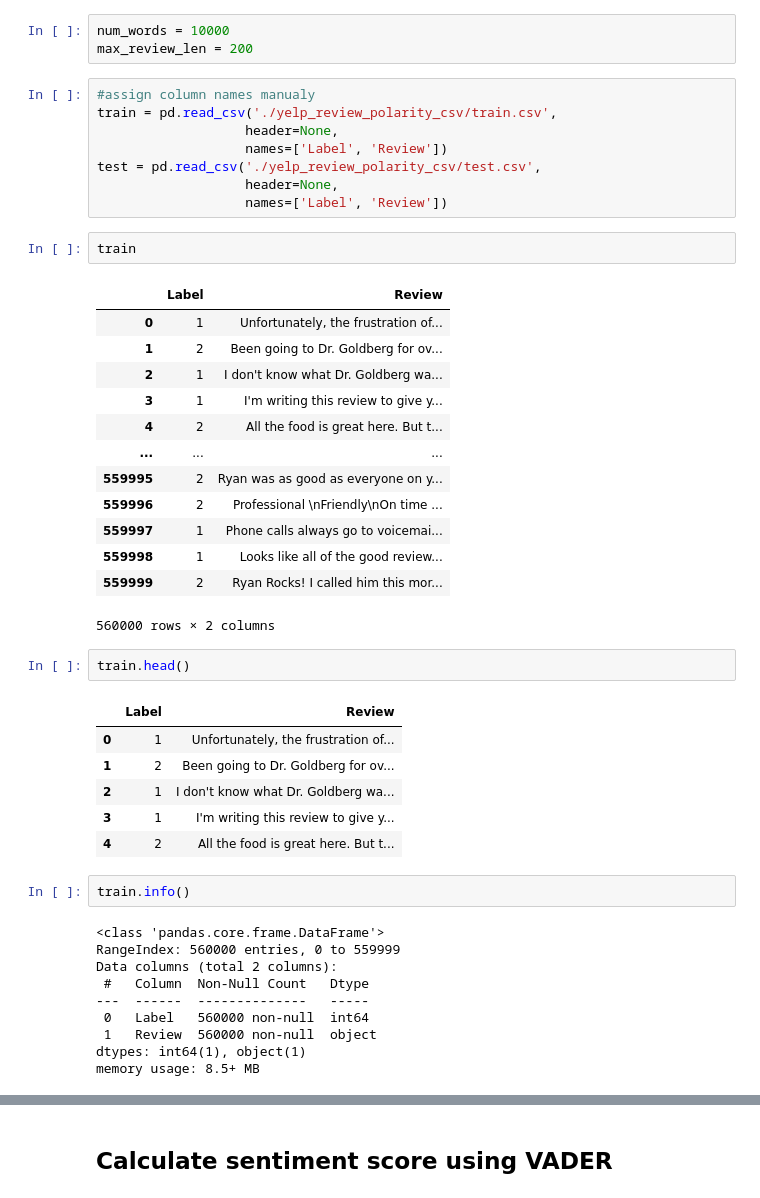
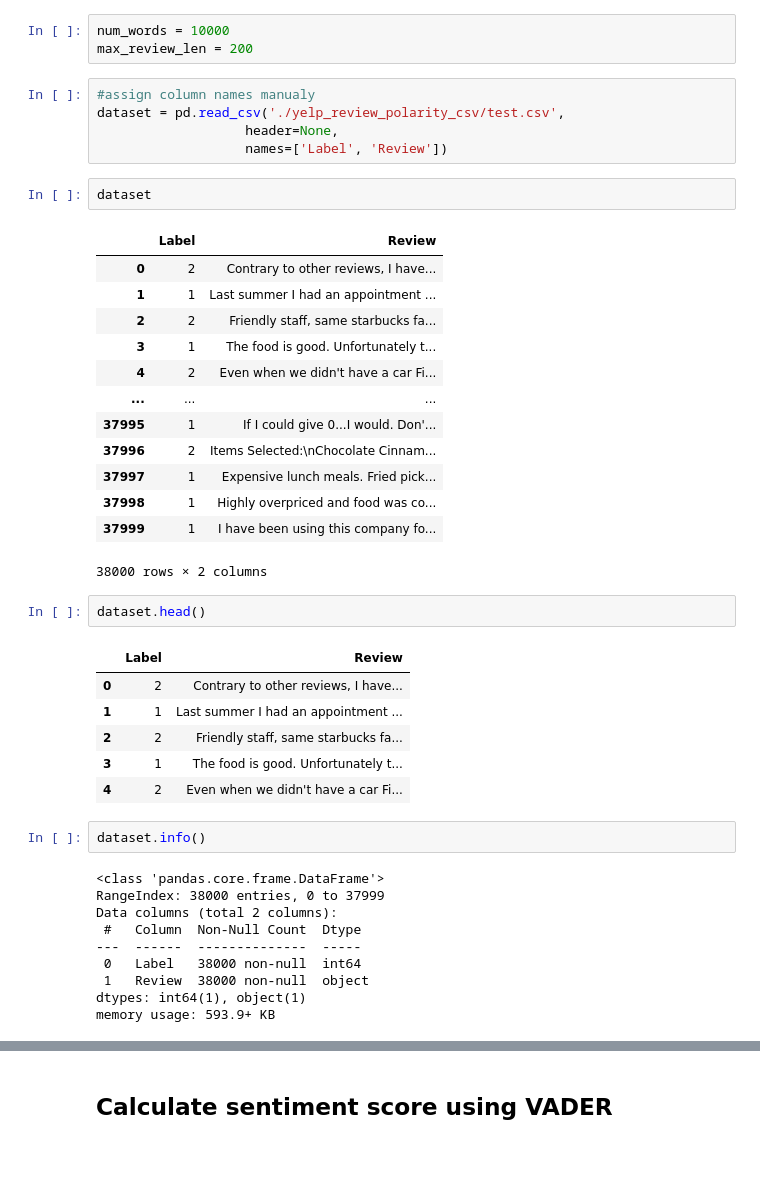
Before and after one commit to RajshreeVats/TTL-project, a Jupyter notebook: sa_model.ipynb, the cells around one changed output, grey strips where cells are left out. Drawn from its saved outputs; the diff is of its cells as text; blank space fills up the shorter version.

```diff
--- a/sa_model.ipynb
+++ b/sa_model.ipynb
@@ -59,47 +59,44 @@ num_words = 10000
 max_review_len = 200
 # %%
 #assign column names manualy
-train = pd.read_csv('./yelp_review_polarity_csv/train.csv',
+dataset = pd.read_csv('./yelp_review_polarity_csv/test.csv',
                    header=None,
                    names=['Label', 'Review'])
-test = pd.read_csv('./yelp_review_polarity_csv/test.csv',
-                   header=None,
-                   names=['Label', 'Review'])
 # %%
-train
+dataset
 # %% [output]
 |  | Label | Review |
-| 0 | 1 | Unfortunately, the frustration of... |
-| 1 | 2 | Been going to Dr. Goldberg for ov... |
-| 2 | 1 | I don't know what Dr. Goldberg wa... |
-| 3 | 1 | I'm writing this review to give y... |
-| 4 | 2 | All the food is great here. But t... |
+| 0 | 2 | Contrary to other reviews, I have... |
+| 1 | 1 | Last summer I had an appointment ... |
+| 2 | 2 | Friendly staff, same starbucks fa... |
+| 3 | 1 | The food is good. Unfortunately t... |
+| 4 | 2 | Even when we didn't have a car Fi... |
 | ... | ... | ... |
-| 559995 | 2 | Ryan was as good as everyone on y... |
-| 559996 | 2 | Professional \nFriendly\nOn time ... |
-| 559997 | 1 | Phone calls always go to voicemai... |
-| 559998 | 1 | Looks like all of the good review... |
-| 559999 | 2 | Ryan Rocks! I called him this mor... |
+| 37995 | 1 | If I could give 0...I would. Don'... |
+| 37996 | 2 | Items Selected:\nChocolate Cinnam... |
+| 37997 | 1 | Expensive lunch meals. Fried pick... |
+| 37998 | 1 | Highly overpriced and food was co... |
+| 37999 | 1 | I have been using this company fo... |
-560000 rows × 2 columns
+38000 rows × 2 columns
 # %%
-train.head()
+dataset.head()
 # %% [output]
 |  | Label | Review |
-| 0 | 1 | Unfortunately, the frustration of... |
-| 1 | 2 | Been going to Dr. Goldberg for ov... |
-| 2 | 1 | I don't know what Dr. Goldberg wa... |
-| 3 | 1 | I'm writing this review to give y... |
-| 4 | 2 | All the food is great here. But t... |
+| 0 | 2 | Contrary to other reviews, I have... |
+| 1 | 1 | Last summer I had an appointment ... |
+| 2 | 2 | Friendly staff, same starbucks fa... |
+| 3 | 1 | The food is good. Unfortunately t... |
+| 4 | 2 | Even when we didn't have a car Fi... |
 # %%
-train.info()
+dataset.info()
 # %% [output]
 <class 'pandas.core.frame.DataFrame'>
-RangeIndex: 560000 entries, 0 to 559999
+RangeIndex: 38000 entries, 0 to 37999
 Data columns (total 2 columns):
- #   Column  Non-Null Count   Dtype
----  ------  --------------   -----
- 0   Label   560000 non-null  int64
- 1   Review  560000 non-null  object
+ #   Column  Non-Null Count  Dtype
+---  ------  --------------  -----
+ 0   Label   38000 non-null  int64
+ 1   Review  38000 non-null  object
 dtypes: int64(1), object(1)
-memory usage: 8.5+ MB
+memory usage: 593.9+ KB
 # %%
```
Also changed, not shown: parts of 28 cells of this notebook, 1 other file.
